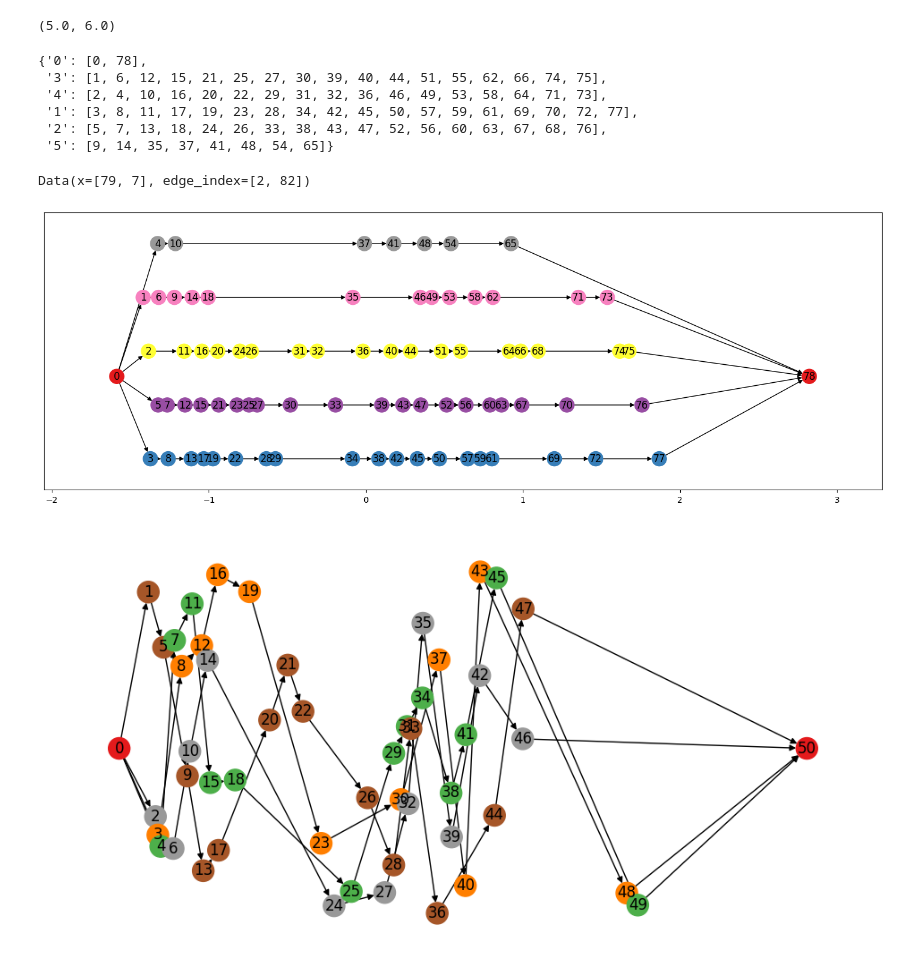
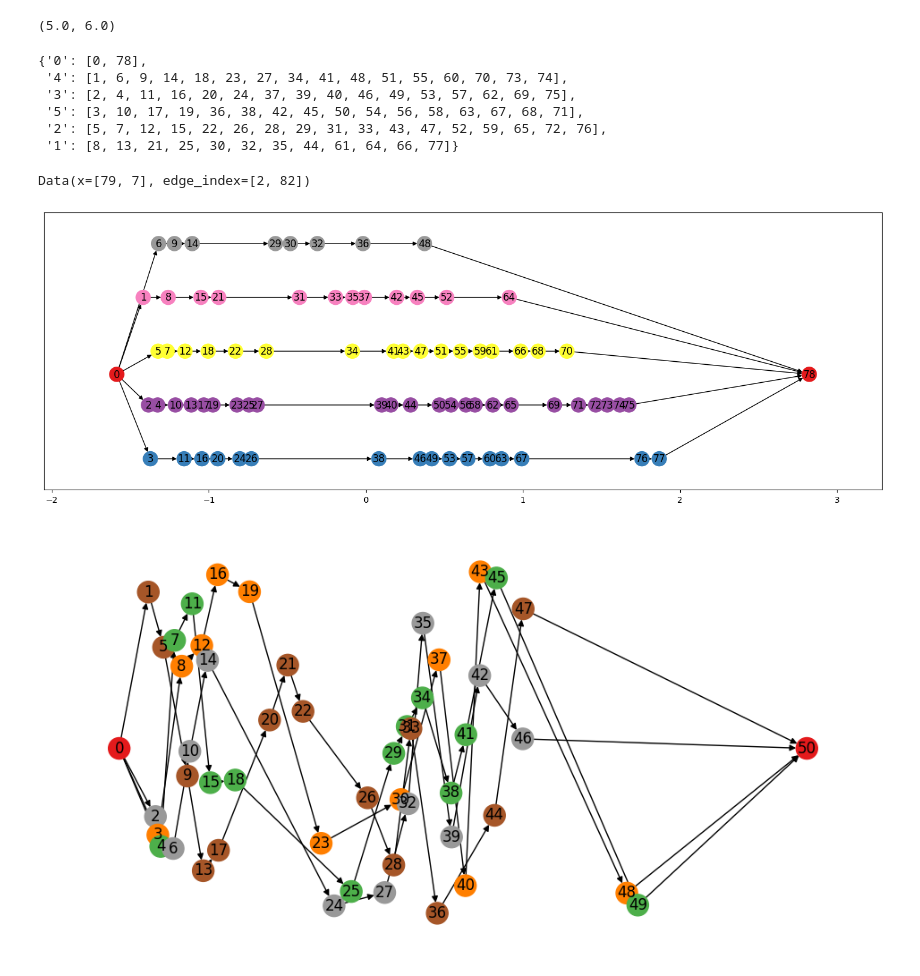
Before and after one commit to Ed-zo/rl-optimization, a Jupyter notebook: turnus/eval.ipynb, the cells around one changed output. Cells and saved outputs as stored; diff of their text form; code cells hidden in the pictures.

```diff
--- a/turnus/eval.ipynb
+++ b/turnus/eval.ipynb
@@ -40,7 +48,7 @@ def e_greedy_eval(net: torch.nn.Module, env: Env):
     r_sum = 0
     while not terminal:
         logit, ext_value, int_value = net(observation)
-        logit = torch.where(mask, logit, torch.tensor(-1e+8, device=device))
+        logit = torch.where(mask, logit, torch.tensor(-1e+8, device=logit.device))
         probs = F.softmax(logit, dim=-1)
         action = probs.argmax()
         observation, mask, reward, terminal, _ = env.step(action.item())
@@ -76,15 +84,15 @@ def search_results(net: torch.nn.Module, env: Env, search_count = 100):
 # def eval_search_results(observations, rewards, env: Env):
 
 device = torch.device("cuda" if torch.cuda.is_available() else "cpu")
-graph, optimal = graph_utils.load_problem('data/2')
+graph, optimal = graph_utils.load_problem('data/1')
 
-env = Env(graph, optimal, device)
-net = GCNPolicy(env.state_space(), env.action_space()).to(device)
+env = Env(graph = graph, optimal = optimal)
+net = GCNPolicy(env.state_space(), env.action_space())
 # net.load_state_dict(torch.load('results/240206#p_2_gcn_continue/models/iter_6.pt'))
-net.load_state_dict(torch.load('results/240207#p_2_oprava/models/iter_761.pt'))
+net.load_state_dict(torch.load('results/240313#p_rand_51/models/iter_424.pt'))
 # net.train()
 
-# observation, _, vehicles = e_greedy_eval(net, env)
-observations, rewards, vehicles = search_results(net, env, 100)
+observation, _, vehicles = e_greedy_eval(net, env)
+# observations, rewards, vehicles = search_results(net, env, 100)
 vehicles
 # %% [output]
@@ -131,11 +123,11 @@ def get_tours_by_vehicles(graph: Data, env: Env):
 get_tours_by_vehicles(observation.cpu(), env)
 # %% [output]
 {'0': [0, 78],
- '3': [1, 6, 12, 15, 21, 25, 27, 30, 39, 40, 44, 51, 55, 62, 66, 74, 75],
- '4': [2, 4, 10, 16, 20, 22, 29, 31, 32, 36, 46, 49, 53, 58, 64, 71, 73],
- '1': [3, 8, 11, 17, 19, 23, 28, 34, 42, 45, 50, 57, 59, 61, 69, 70, 72, 77],
- '2': [5, 7, 13, 18, 24, 26, 33, 38, 43, 47, 52, 56, 60, 63, 67, 68, 76],
- '5': [9, 14, 35, 37, 41, 48, 54, 65]}
+ '4': [1, 6, 9, 14, 18, 23, 27, 34, 41, 48, 51, 55, 60, 70, 73, 74],
+ '3': [2, 4, 11, 16, 20, 24, 37, 39, 40, 46, 49, 53, 57, 62, 69, 75],
+ '5': [3, 10, 17, 19, 36, 38, 42, 45, 50, 54, 56, 58, 63, 67, 68, 71],
+ '2': [5, 7, 12, 15, 22, 26, 28, 29, 31, 33, 43, 47, 52, 59, 65, 72, 76],
+ '1': [8, 13, 21, 25, 30, 32, 35, 44, 61, 64, 66, 77]}
 # %%
 def get_result_subgraph(graph: Data, env: Env):
     vehicle_tours = get_tours_by_vehicles(graph, env)
@@ -163,33 +155,33 @@ Data(x=[79, 7], edge_index=[2, 82])
 # %%
 import networkx as nx
 from torch_geometric.utils import to_networkx
 import matplotlib.pyplot as plt
 import numpy as np
 
 def draw_graph_by_vehicles(graph: Data, env: Env):
     node_labels = graph.x[:, env.flag_visited_index].numpy()
     positions = {}
 
     center = np.mean(node_labels)
 
     for i in range(graph.num_nodes):
         node = graph.x[i]
         if node[env.flag_visited_index] == 0:
             positions[i] = [node[2], center]
         else:
             positions[i] = [node[2], node[env.flag_visited_index]]
 
     g = to_networkx(graph)
 
     fig, ax = plt.subplots(1, 1, figsize=(18,6))
     nx.draw(g, pos=positions, cmap=plt.get_cmap('Set1'), node_color=node_labels, with_labels=True, ax=ax)
     limits=plt.axis('on')
     ax.tick_params(left=False, bottom=True, labelleft=False, labelbottom=True)
 
 # observation, _, vehicles = e_greedy_eval(net, env)
-draw_graph_by_vehicles(get_result_subgraph(observations[3].cpu(), env), env)
+draw_graph_by_vehicles(get_result_subgraph(observation.cpu(), env), env)
 # %% [output]
-[figure, old version]
+[figure, new version]
 # %%
 import numpy as np
 import matplotlib.pyplot as plt
```
Also changed, not shown: parts of 3 cells of this notebook, 9 other files.
